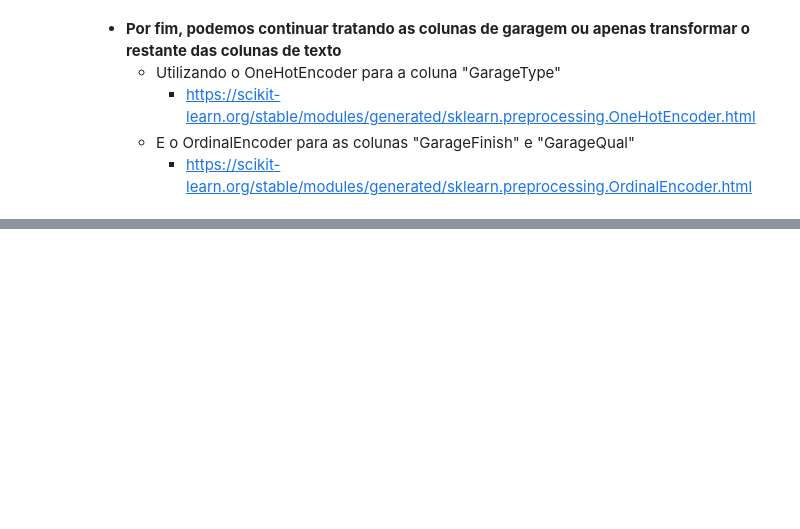
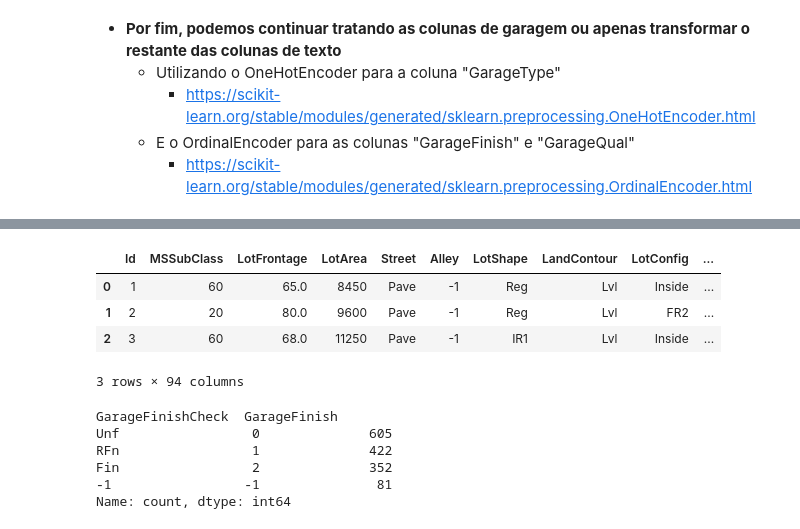
Before and after one commit to BraulioHermanson/Projeto_Housing_Avancado, a Jupyter notebook: kagle_housin_EDA.ipynb, the cells around one changed output, grey strips where cells are left out. Cells and saved outputs as stored; diff of their text form; code cells hidden in the pictures; blank space fills up the shorter version.

```diff
--- a/kagle_housin_EDA.ipynb
+++ b/kagle_housin_EDA.ipynb
@@ -652,0 +703,4 @@ treino = treino.drop('GarageYrBlt',axis=1)
+# %%
+# Criando a lista de ordem dos valores
+GarageFinish_oe = ['Unf','RFn','Fin']
+GarageQual_oe = ['Po','Fa','TA','Gd','Ex']
@@ -652,0 +710,8 @@ treino = treino.drop('GarageYrBlt',axis=1)
+# %%
+# Criando o encoder
+oe_garagem = OrdinalEncoder(categories=[GarageFinish_oe,GarageQual_oe],
+                   handle_unknown='use_encoded_value',
+                   unknown_value=-1, dtype='int32')
+# %%
+# Fazendo o fit com os dados
+oe_garagem = oe_garagem.fit(treino[['GarageFinish','GarageQual']])
@@ -652,0 +729,23 @@ treino = treino.drop('GarageYrBlt',axis=1)
+# %%
+# Substituindo na base de treino
+treino[['GarageFinishCheck','GarageQualCheck']] = treino[['GarageFinish','GarageQual']]
+treino[['GarageFinish','GarageQual']] = oe_garagem.transform(treino[['GarageFinish','GarageQual']])
+# %%
+# Visualizando o resultado
+treino.head(3)
+# %% [output]
+|  | Id | MSSubClass | LotFrontage | LotArea | Street | Alley | LotShape | LandContour | LotConfig | ... |
+| 0 | 1 | 60 | 65.0 | 8450 | Pave | -1 | Reg | Lvl | Inside | ... |
+| 1 | 2 | 20 | 80.0 | 9600 | Pave | -1 | Reg | Lvl | FR2 | ... |
+| 2 | 3 | 60 | 68.0 | 11250 | Pave | -1 | IR1 | Lvl | Inside | ... |
+3 rows × 94 columns
+# %%
+# Agrupando os dados de GarageFinish
+treino[['GarageFinishCheck','GarageFinish']].value_counts()
+# %% [output]
+GarageFinishCheck  GarageFinish
+Unf                 0              605
+RFn                 1              422
+Fin                 2              352
+-1                 -1               81
+Name: count, dtype: int64
```
Also changed, not shown: parts of 16 cells of this notebook.
